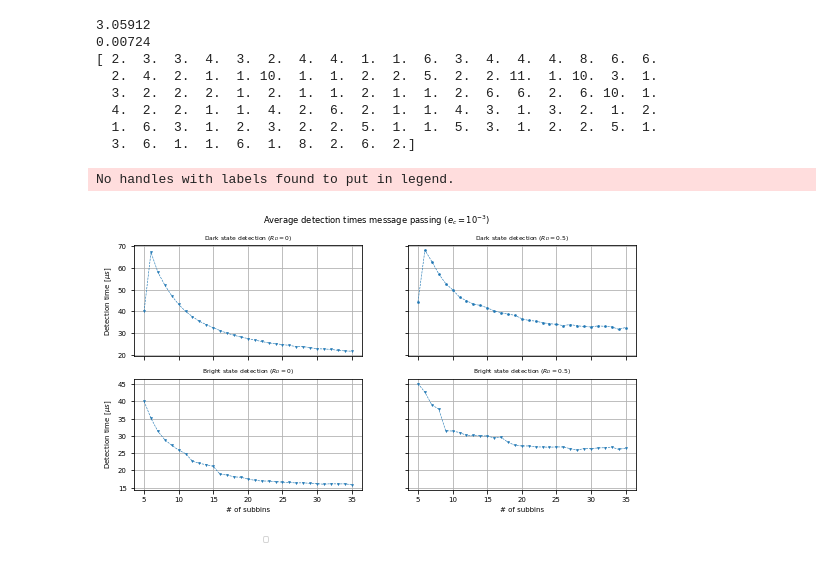
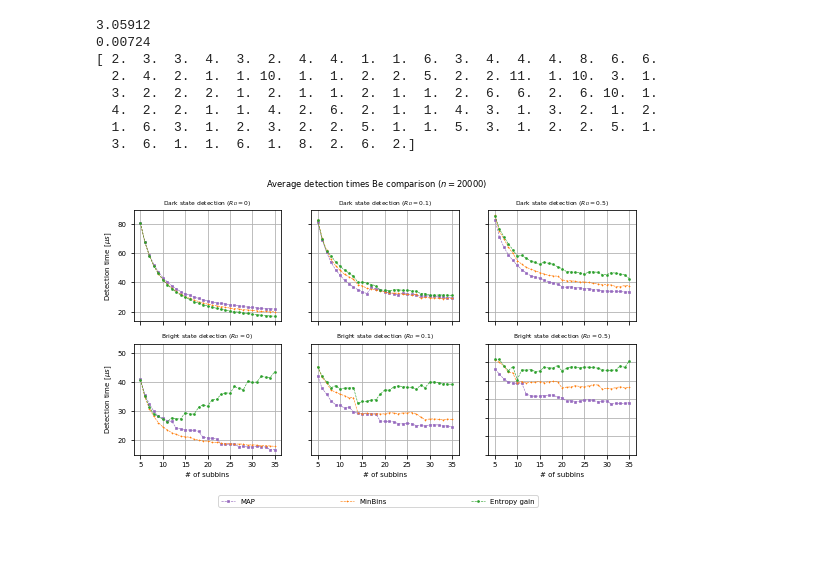
Before and after one commit to marti-m/ion-detect-mcmc, a Jupyter notebook: ion-detection-sim.ipynb, the cells around one changed output. Cells and saved outputs as stored; diff of their text form; code cells hidden in the pictures.

```diff
--- a/ion-detection-sim.ipynb
+++ b/ion-detection-sim.ipynb
@@ -1183,45 +1220,67 @@ for j, i in enumerate(idx):
 # %%
 # plotting fun detection time
 
-fig, axs = plt.subplots(2, 2, sharex='all', sharey='row')
+fig, axs = plt.subplots(2, 3, sharex='all', sharey='row')
 fig.set_size_inches(9, 4.5)
 plt.rc('font', size=7)
 plt.rc('axes', titlesize=6)
 linewidth = 0.6
 size = 2
-fig.suptitle('Average detection times message passing ($e_c = 10^{-3}$)')
+fig.suptitle('Average detection times Be comparison ($n = 20000$)')
 # plot top left (dark detection R_D = 0)
 axs[0, 0].set_title('Dark state detection ($R_D = 0$)')
-axs[0, 0].plot(idx, t_detection_avg_dark_R_D_0, linewidth = linewidth, linestyle='--', marker = 'v', markersize=size, mew=linewidth)
-
+axs[0, 0].plot(idx, t_detection_avg_dark_R_D_0[:, 2], label='MAP', color='tab:purple', linewidth = linewidth, linestyle='--', marker = 's', markersize=size, mew=linewidth)
+axs[0, 0].plot(idx, t_detection_avg_dark_R_D_0[:, 0], label='MinBins', color='tab:orange', linewidth = linewidth, linestyle='--', marker = '+', markersize=size, mew=linewidth)
+axs[0, 0].plot(idx, t_detection_avg_dark_R_D_0[:, 1], label='Entropy gain', color='tab:green', linewidth = linewidth, linestyle='--', marker = 'o', markersize=size, mew=linewidth)
 axs[0, 0].set_ylabel('Detection time $[\mu s$]')
 axs[0, 0].set_xticks(np.arange(5, 36, 5))
 axs[0, 0].grid('all')
 
 # plot top middle (dark detection R_D = 0.1)
-axs[0, 1].set_title('Dark state detection ($R_D = 0.5$)')
-axs[0, 1].plot(idx, t_detection_avg_dark_R_D_0_5, linewidth = linewidth, linestyle='--', marker = 'o', markersize=size, mew=linewidth)
+axs[0, 1].set_title('Dark state detection ($R_D = 0.1$)')
+axs[0, 1].plot(idx, t_detection_avg_dark_R_D_0_1[:, 2], label='MAP', color='tab:purple', linewidth = linewidth, linestyle='--', marker = 's', markersize=size, mew=linewidth)
+axs[0, 1].plot(idx, t_detection_avg_dark_R_D_0_1[:, 0], label='MinBins', color='tab:orange', linewidth = linewidth, linestyle='--', marker = '+', markersize=size, mew=linewidth)
+axs[0, 1].plot(idx, t_detection_avg_dark_R_D_0_1[:, 1], label='Entropy gain', color='tab:green', linewidth = linewidth, linestyle='--', marker = 'o', markersize=size, mew=linewidth)
 axs[0, 1].grid('all')
 
+# plot top right (dark detection R_D = 0.1)
+axs[0, 2].set_title('Dark state detection ($R_D = 0.5$)')
+axs[0, 2].plot(idx, t_detection_avg_dark_R_D_0_5[:, 2], label='MAP', color='tab:purple', linewidth = linewidth, linestyle='--', marker = 's', markersize=size, mew=linewidth)
+axs[0, 2].plot(idx, t_detection_avg_dark_R_D_0_5[:, 0], label='MinBins', color='tab:orange', linewidth = linewidth, linestyle='--', marker = '+', markersize=size, mew=linewidth)
+axs[0, 2].plot(idx, t_detection_avg_dark_R_D_0_5[:, 1], label='Entropy gain', color='tab:green', linewidth = linewidth, linestyle='--', marker = 'o', markersize=size, mew=linewidth)
+axs[0, 2].grid('all')
 
-# plot bottom left (dark detection R_D = 0.0)
+# plot bottom left (dark detection R_D = 0.1)
 axs[1, 0].set_title('Bright state detection ($R_D = 0$)')
-axs[1, 0].plot(idx, t_detection_avg_bright_R_D_0, linewidth = linewidth, linestyle='--', marker = 'v', markersize=size, mew=linewidth)
+axs[1, 0].plot(idx, t_detection_avg_bright_R_D_0[:, 2], label='MAP', color='tab:purple', linewidth = linewidth, linestyle='--', marker = 's', markersize=size, mew=linewidth)
+axs[1, 0].plot(idx, t_detection_avg_bright_R_D_0[:, 0], label='MinBins', color='tab:orange', linewidth = linewidth, linestyle='--', marker = '+', markersize=size, mew=linewidth)
+axs[1, 0].plot(idx, t_detection_avg_bright_R_D_0[:, 1], label='Entropy gain', color='tab:green', linewidth = linewidth, linestyle='--', marker = 'o', markersize=size, mew=linewidth)
 axs[1, 0].set_xlabel('# of subbins')
 axs[1, 0].set_ylabel('Detection time $[\mu s$]')
 axs[1, 0].grid('all')
 axs[1, 0].legend(loc='lower left', ncol=3, columnspacing=12, bbox_to_anchor=(0.55, -0.5))
 
-# plot bottom middle (dark detection R_D = 0.5)
-axs[1, 1].set_title('Bright state detection ($R_D = 0.5$)')
-axs[1, 1].plot(idx, t_detection_avg_bright_R_D_0_5, linewidth = linewidth, linestyle='--', marker = 'v', markersize=size, mew=linewidth)
+# plot bottom middle (dark detection R_D = 0.1)
+axs[1, 1].set_title('Bright state detection ($R_D = 0.1$)')
+axs[1, 1].plot(idx, t_detection_avg_bright_R_D_0_1[:, 2], label='MAP', color='tab:purple', linewidth = linewidth, linestyle='--', marker = 's', markersize=size, mew=linewidth)
+axs[1, 1].plot(idx, t_detection_avg_bright_R_D_0_1[:, 0], label='MinBins', color='tab:orange', linewidth = linewidth, linestyle='--', marker = '+', markersize=size, mew=linewidth)
+axs[1, 1].plot(idx, t_detection_avg_bright_R_D_0_1[:, 1], label='Entropy gain', color='tab:green', linewidth = linewidth, linestyle='--', marker = 'o', markersize=size, mew=linewidth)
 axs[1, 1].set_xlabel('# of subbins')
 axs[1, 1].grid('all')
 
-fig.savefig("avg_t_det_Be_msg_pass.pdf", bbox_inches='tight')
+
+# plot bottom right (dark detection R_D = 0.1)
+axs[1, 2].set_title('Bright state detection ($R_D = 0.5$)')
+axs[1, 2].plot(idx, t_detection_avg_bright_R_D_0_5[:, 2], label='MAP', color='tab:purple', linewidth = linewidth, linestyle='--', marker = 's', markersize=size, mew=linewidth)
+axs[1, 2].plot(idx, t_detection_avg_bright_R_D_0_5[:, 0], label='MinBins', color='tab:orange', linewidth = linewidth, linestyle='--', marker = '+', markersize=size, mew=linewidth)
+axs[1, 2].plot(idx, t_detection_avg_bright_R_D_0_5[:, 1], label='Entropy gain', color='tab:green', linewidth = linewidth, linestyle='--', marker = 'o', markersize=size, mew=linewidth)
+axs[1, 2].set_xlabel('# of subbins')
+axs[1, 2].set_yticks(np.arange(0, 70, 10))
+axs[1, 2].grid('all')
+
+fig.savefig("avg_t_det_Be_pi_est.pdf", bbox_inches='tight')
 # %% [output]
-No handles with labels found to put in legend.
-[figure, old version]
+[figure, new version]
 # %%
 # plotting fun errors
 
```
Also changed, not shown: parts of 5 cells of this notebook.
